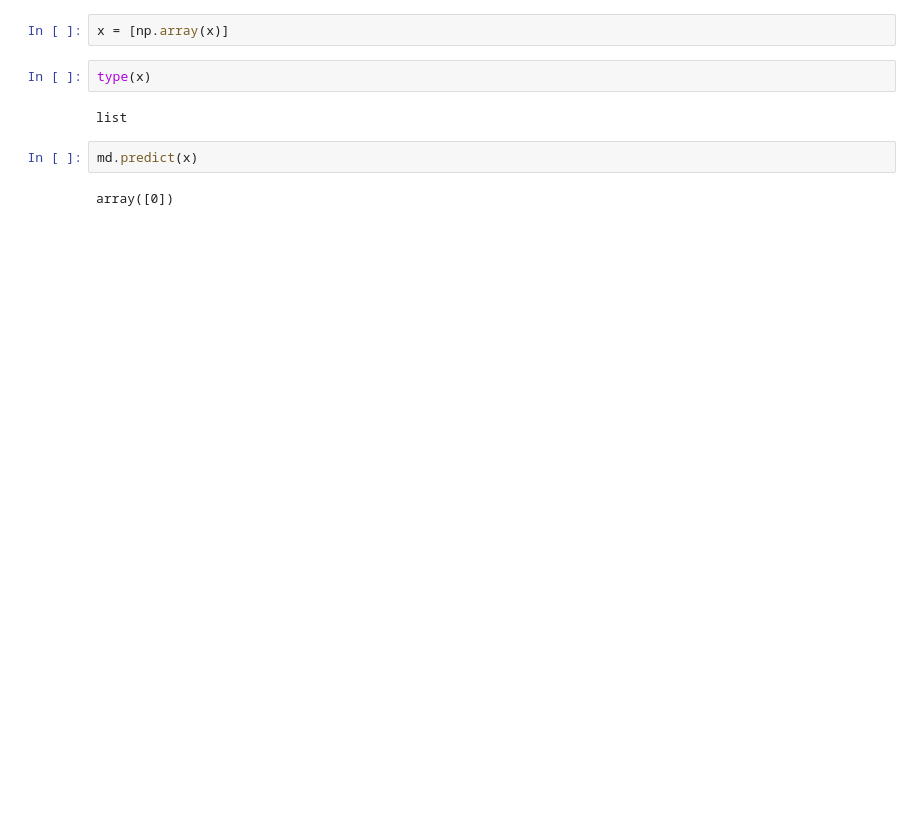
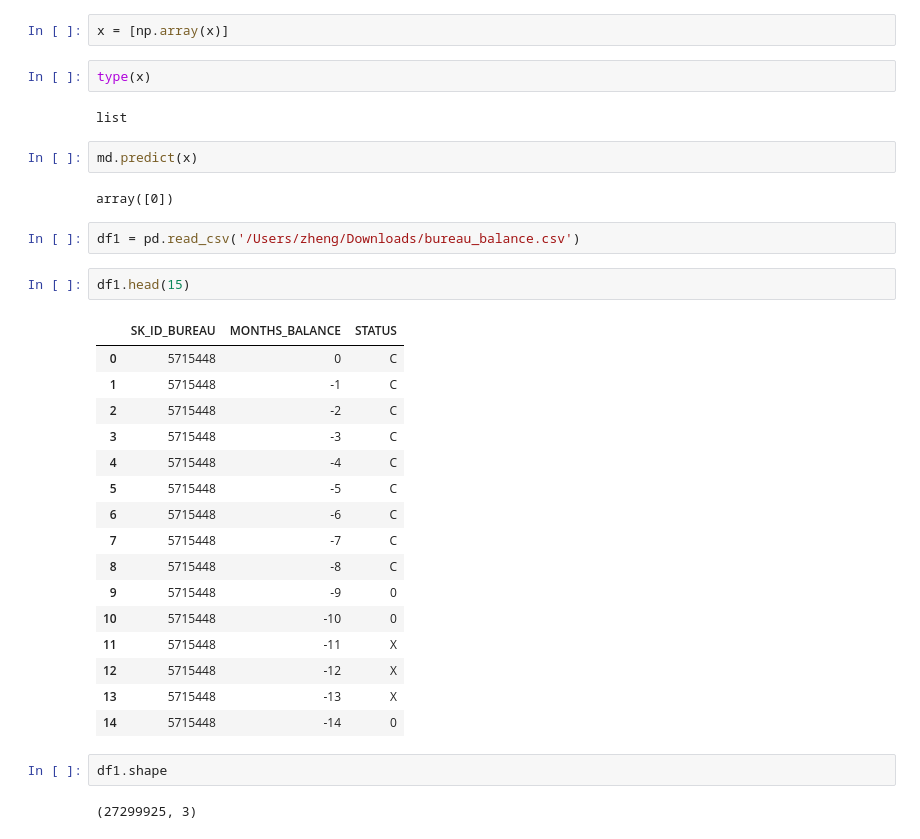
Before and after one commit to nickync/JPMLE, a Jupyter notebook: Untitled1.ipynb, the cells around one changed output. Cells and saved outputs as stored; diff of their text form; blank space fills up the shorter version.

```diff
--- a/Untitled1.ipynb
+++ b/Untitled1.ipynb
@@ -26,3 +124,28 @@ list
 md.predict(x)
 # %% [output]
 array([0])
+# %%
+df1 = pd.read_csv('/Users/zheng/Downloads/bureau_balance.csv')
+# %%
+df1.head(15)
+# %% [output]
+|  | SK_ID_BUREAU | MONTHS_BALANCE | STATUS |
+| 0 | 5715448 | 0 | C |
+| 1 | 5715448 | -1 | C |
+| 2 | 5715448 | -2 | C |
+| 3 | 5715448 | -3 | C |
+| 4 | 5715448 | -4 | C |
+| 5 | 5715448 | -5 | C |
+| 6 | 5715448 | -6 | C |
+| 7 | 5715448 | -7 | C |
+| 8 | 5715448 | -8 | C |
+| 9 | 5715448 | -9 | 0 |
+| 10 | 5715448 | -10 | 0 |
+| 11 | 5715448 | -11 | X |
+| 12 | 5715448 | -12 | X |
+| 13 | 5715448 | -13 | X |
+| 14 | 5715448 | -14 | 0 |
+# %%
+df1.shape
+# %% [output]
+(27299925, 3)
```
Also changed, not shown: parts of 17 cells of this notebook, 7 other files.
